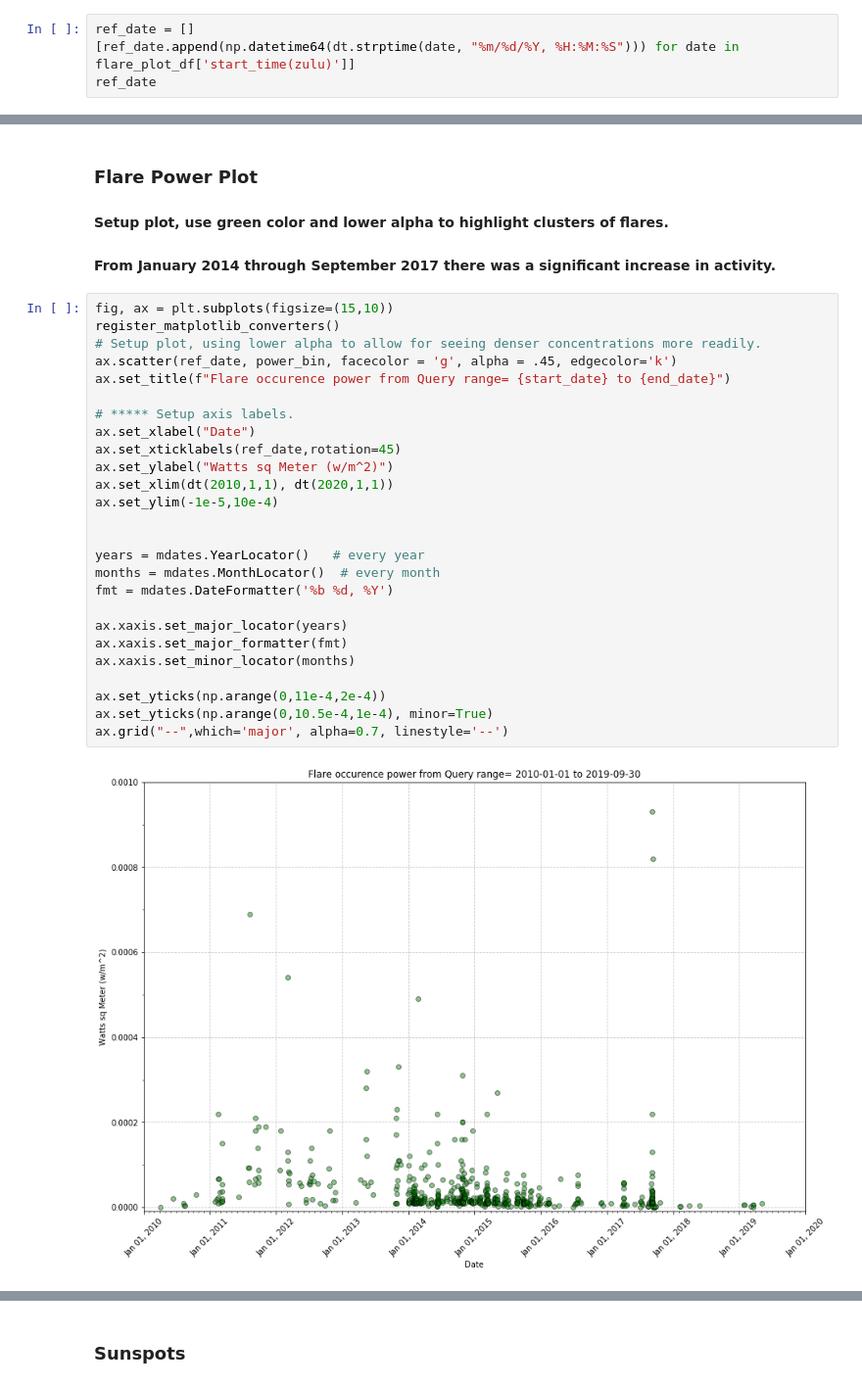
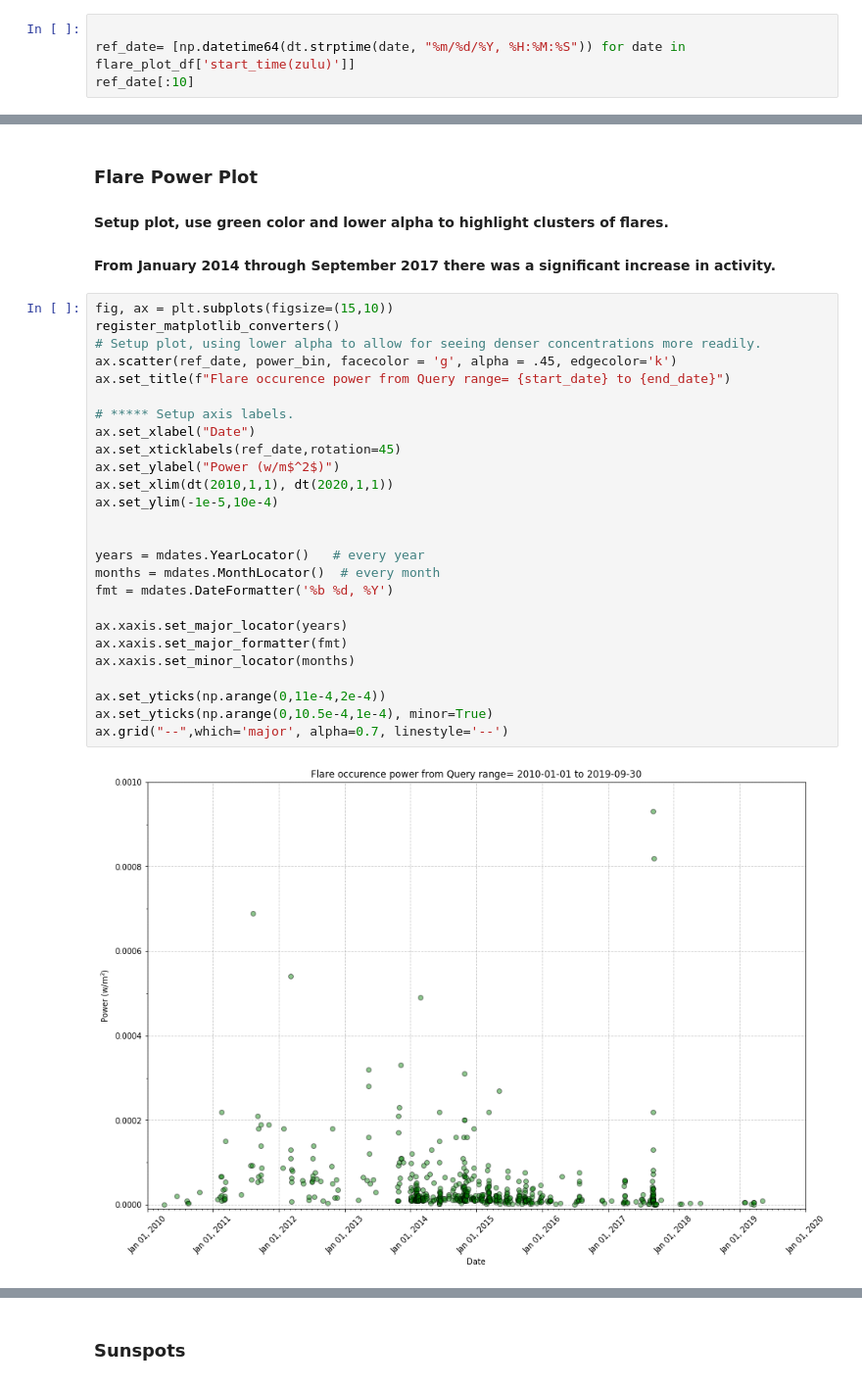
Before and after one commit to rockhound03/Project1, a Jupyter notebook: modules/Final Data Analysis.ipynb, the cells around one changed output, grey strips where cells are left out. Shown at 98% size. Cells and saved outputs as stored; diff of their text form.

```diff
--- a/modules/Final Data Analysis.ipynb
+++ b/modules/Final Data Analysis.ipynb
@@ -184,9 +198,9 @@ flare_plot_df.head(3)
 ### Create Date tuple using Datetime format for x-axis.
 #### This allows for cleaner labeling of plot axis.
 # %%
-ref_date = []
-[ref_date.append(np.datetime64(dt.strptime(date, "%m/%d/%Y, %H:%M:%S"))) for date in flare_plot_df['start_time(zulu)']]
-ref_date
+
+ref_date= [np.datetime64(dt.strptime(date, "%m/%d/%Y, %H:%M:%S")) for date in flare_plot_df['start_time(zulu)']]
+ref_date[:10]
 # %% [output]
 [numpy.datetime64('2010-04-03T09:04:00.000000'),
  numpy.datetime64('2010-06-12T00:30:00.000000'),
@@ -212,28 +219,28 @@ ref_date
 # %%
 fig, ax = plt.subplots(figsize=(15,10))
 register_matplotlib_converters()
 # Setup plot, using lower alpha to allow for seeing denser concentrations more readily.
 ax.scatter(ref_date, power_bin, facecolor = 'g', alpha = .45, edgecolor='k')
 ax.set_title(f"Flare occurence power from Query range= {start_date} to {end_date}")
 
 # ***** Setup axis labels.
 ax.set_xlabel("Date")
 ax.set_xticklabels(ref_date,rotation=45)
-ax.set_ylabel("Watts sq Meter (w/m^2)")
+ax.set_ylabel("Power (w/m$^2$)")
 ax.set_xlim(dt(2010,1,1), dt(2020,1,1))
 ax.set_ylim(-1e-5,10e-4)
 
 
 years = mdates.YearLocator()   # every year
 months = mdates.MonthLocator()  # every month
 fmt = mdates.DateFormatter('%b %d, %Y')
 
 ax.xaxis.set_major_locator(years)
 ax.xaxis.set_major_formatter(fmt)
 ax.xaxis.set_minor_locator(months)
 
 ax.set_yticks(np.arange(0,11e-4,2e-4))
 ax.set_yticks(np.arange(0,10.5e-4,1e-4), minor=True)
 ax.grid("--",which='major', alpha=0.7, linestyle='--')
 # %% [output]
-[figure, old version]
+[figure, new version]
```
Also changed, not shown: parts of 28 cells of this notebook.
